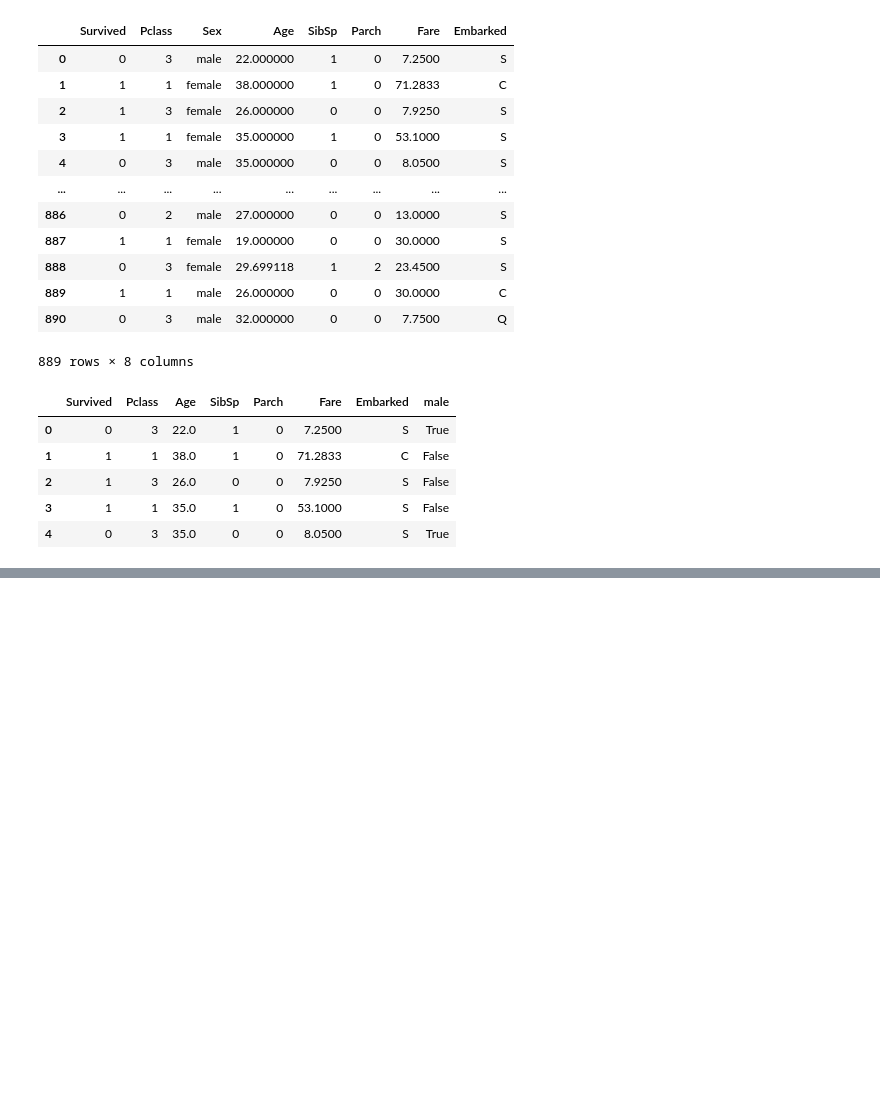
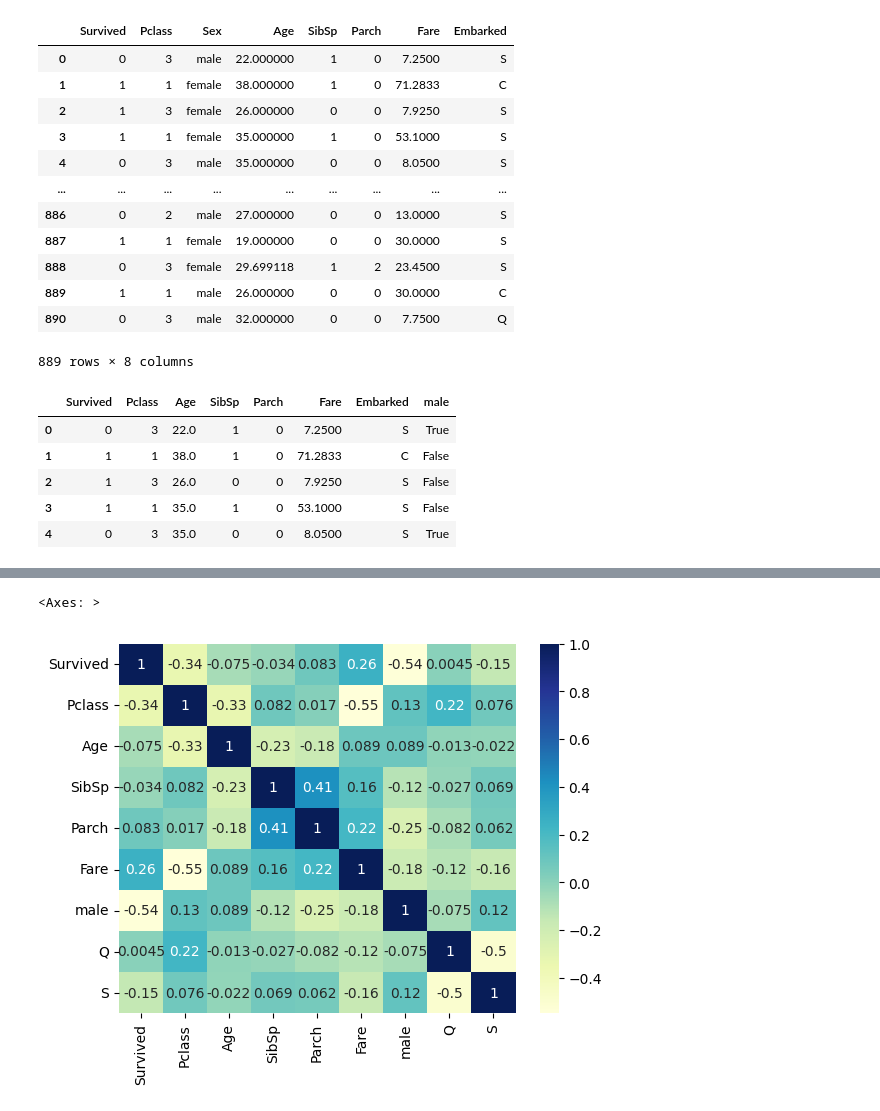
Before and after one commit to titooDiaz/MACHINE_LEARNING, a Jupyter notebook: PROYECTOS/INTRODUCCION/CODIGO/REGRESION LOGISTICA/REGRESION LOGISTICA.ipynb, the cells around one changed output, grey strips where cells are left out. Saved outputs shown, nothing was run; the diff lists cells and outputs as text; code cells hidden in the pictures; blank space fills up the shorter version.

```diff
--- a/PROYECTOS/INTRODUCCION/CODIGO/REGRESION LOGISTICA/REGRESION LOGISTICA.ipynb
+++ b/PROYECTOS/INTRODUCCION/CODIGO/REGRESION LOGISTICA/REGRESION LOGISTICA.ipynb
@@ -206,0 +210,5 @@ datos.head()
+# %%
+dumies_vagon = pd.get_dummies(datos["Embarked"], drop_first=True)
+# %%
+datos= datos.join(dumies_vagon)
+datos = datos.drop(["Embarked"], axis=1)
@@ -206,0 +224,5 @@ datos.head()
+# %%
+sb.heatmap(datos.corr(), annot=True, cmap="YlGnBu")
+# %% [output]
+<Axes: >
+[figure, added]
```
Also changed, not shown: parts of 14 cells of this notebook.
